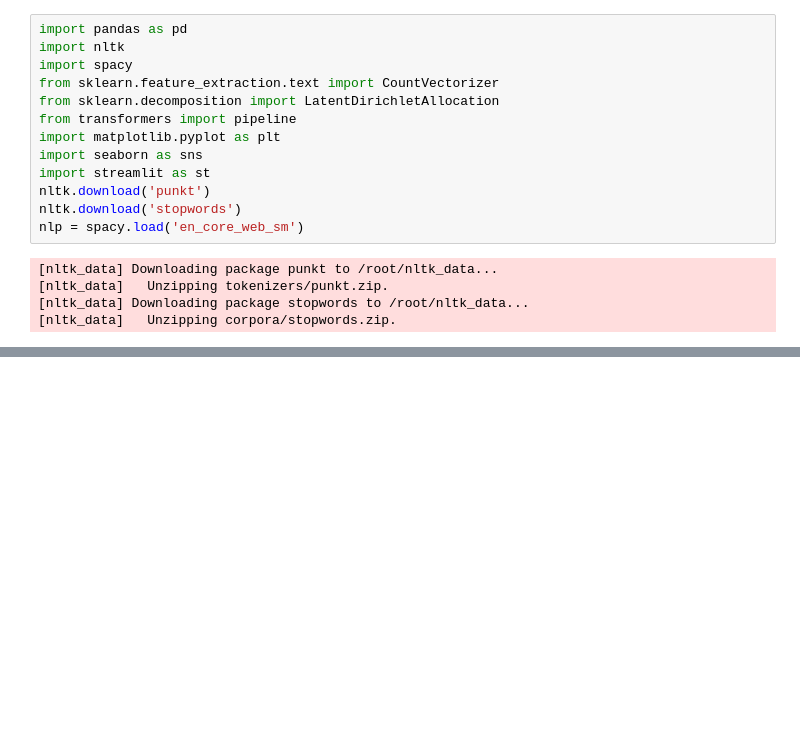
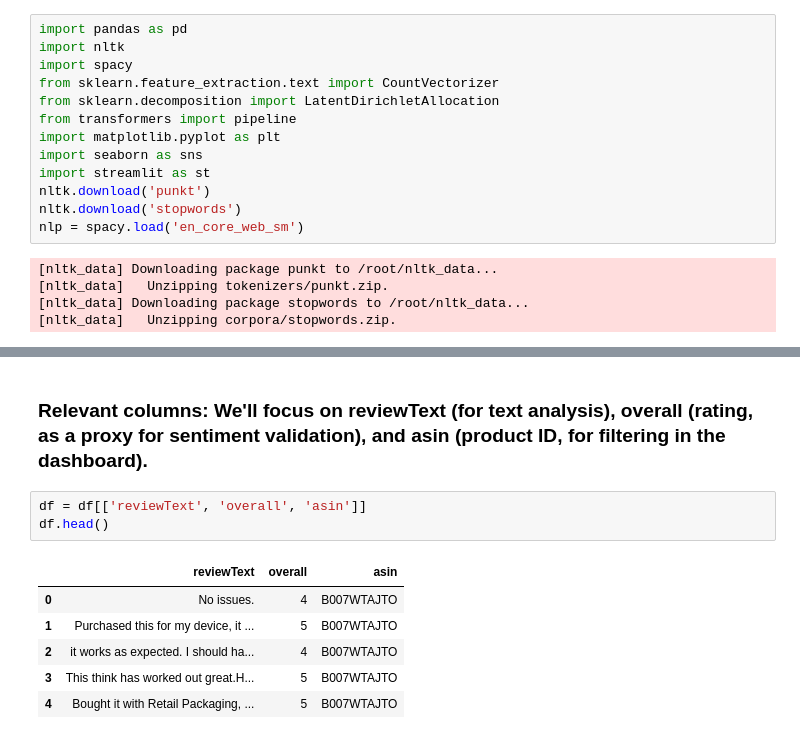
Before and after one commit to GurionRamapoguSajeevan/GenAI-customer-review-sentiment-engine, a Jupyter notebook: GenAI_sentiment_engine.ipynb, the cells around one changed output, grey strips where cells are left out. Saved outputs shown, nothing was run; the diff lists cells and outputs as text; blank space fills up the shorter version.

```diff
--- a/GenAI_sentiment_engine.ipynb
+++ b/GenAI_sentiment_engine.ipynb
@@ -45,0 +83,12 @@ nlp = spacy.load('en_core_web_sm')
+# %% [markdown]
+### Relevant columns: We'll focus on reviewText (for text analysis), overall (rating, as a proxy for sentiment validation), and asin (product ID, for filtering in the dashboard).
+# %%
+df = df[['reviewText', 'overall', 'asin']]
+df.head()
+# %% [output]
+|  | reviewText | overall | asin |
+| 0 | No issues. | 4 | B007WTAJTO |
+| 1 | Purchased this for my device, it ... | 5 | B007WTAJTO |
+| 2 | it works as expected. I should ha... | 4 | B007WTAJTO |
+| 3 | This think has worked out great.H... | 5 | B007WTAJTO |
+| 4 | Bought it with Retail Packaging, ... | 5 | B007WTAJTO |
```
Also changed, not shown: parts of 7 cells of this notebook.
